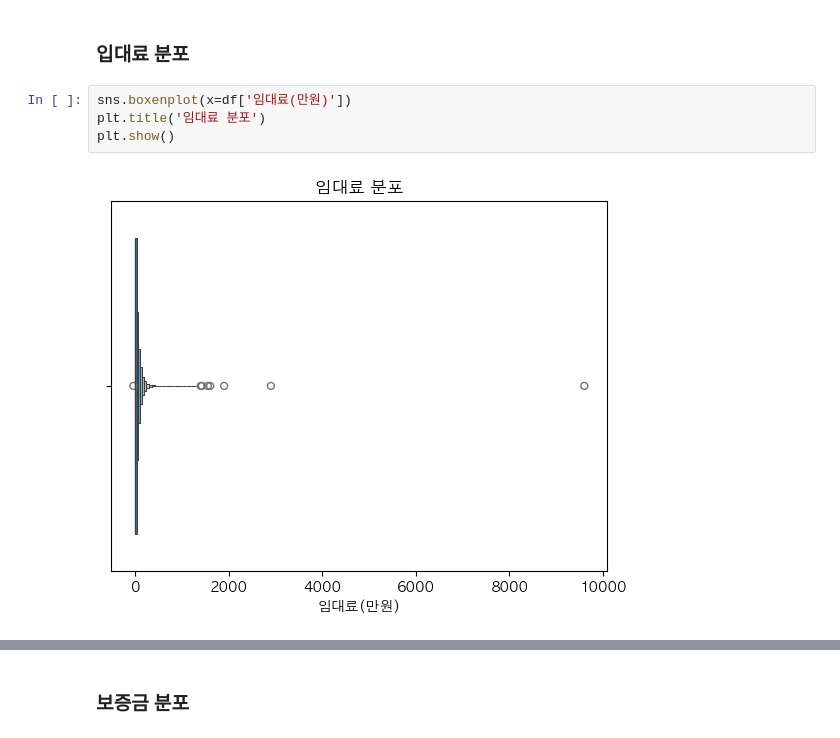
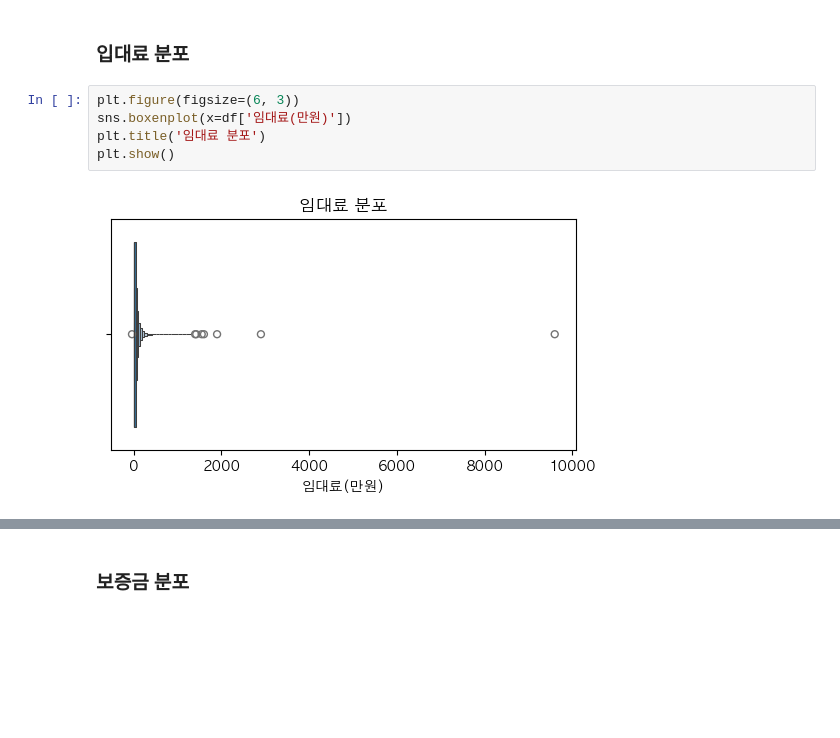
Before and after one commit to Jongseok103/UOS-Assignments, a Jupyter notebook: Statistics for Data Science/SDS_Assignment01/EDA.ipynb, the cells around one changed output, grey strips where cells are left out. Drawn from its saved outputs; the diff is of its cells as text; blank space fills up the shorter version.

```diff
--- a/Statistics for Data Science/SDS_Assignment01/EDA.ipynb
+++ b/Statistics for Data Science/SDS_Assignment01/EDA.ipynb
@@ -170,11 +175,12 @@ Text(0.5, 1.0, '임대면적 분포 (이상치 제거 후)')
 # %% [markdown]
 ### 입대료 분포
 # %%
+plt.figure(figsize=(6, 3))
 sns.boxenplot(x=df['임대료(만원)'])
 plt.title('임대료 분포')
 plt.show()
 # %% [output]
-[figure, old version]
+[figure, new version]
 # %%
 # 음수 및 임대료가 없는 경우 제거
 df = df[df['임대료(만원)'] > 0]
```
Also changed, not shown: parts of 23 cells of this notebook.
